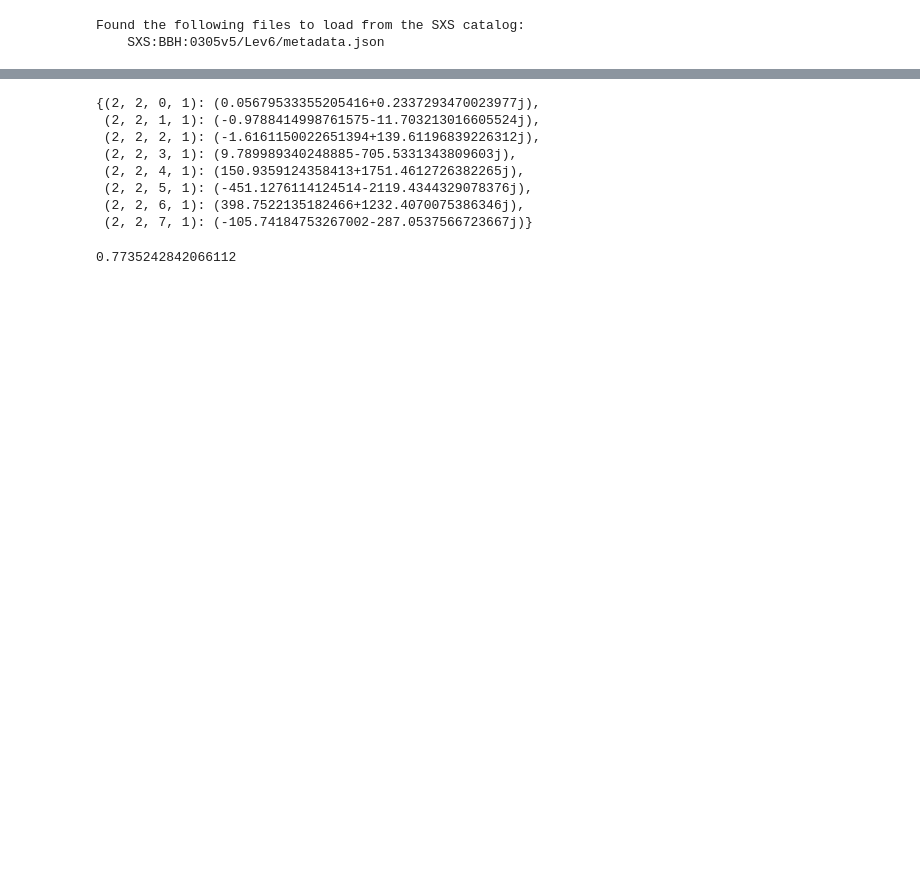
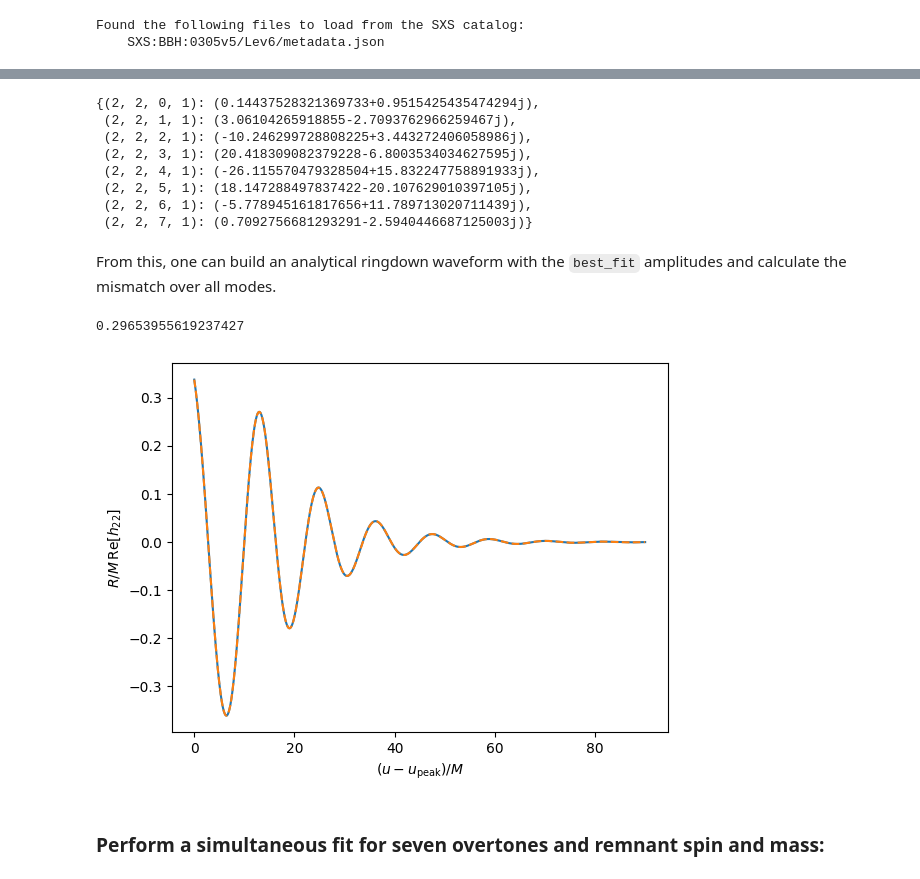
Before and after one commit to sxs-collaboration/qnmfits, a Jupyter notebook: examples/working_with_sxs.ipynb, the cells around one changed output, grey strips where cells are left out. Drawn from its saved outputs; the diff is of its cells as text; code cells hidden in the pictures; blank space fills up the shorter version.

```diff
--- a/examples/working_with_sxs.ipynb
+++ b/examples/working_with_sxs.ipynb
@@ -39,13 +51,15 @@ chi = np.linalg.norm(chi_f)
 # %%
-# If needed, rotate waveform so remnant spin is aligned with z to get best fit
+# Shift peak of waveform to be at t=0M.
+trim_ind = h.max_norm_index()
+h.t -= h.t[trim_ind]
+
+# If needed, rotate waveform so remnant spin is aligned with z-axis to get best fit
 th_z = np.arccos(chi_f[2]/np.linalg.norm(chi_f))
 r_dir = np.cross([0,0,1],chi_f)
 r_dir = th_z * r_dir / np.linalg.norm(r_dir)
 q = quaternion.from_rotation_vector(-r_dir)
 h.rotate_physical_system(q);
 
-# Shift the time array of the WaveformModes object so that zero is at the peak
 # Cut off waveform for times greater than 90M
 h_shifted = h.copy()[np.argmin(abs(h.t - 0.)):np.argmin(abs(h.t - 90))+1,:]
-h_shifted.t = h_shifted.t - h_shifted.t[0]
 # %% [markdown]
@@ -53,29 +67,42 @@ h_shifted.t = h_shifted.t - h_shifted.t[0]
-# %%
-qnms = [(2,2,n,1) for n in range(7+1)]
-t_0 = 0
-
-best_fit = qnmfits.fit(
-    h_shifted,
-    qnms,
-    M,
-    chi,
-    t_0=t_0,
-    spherical_modes=[(2,2),(3,2)]
-)
+# %%
+qnms = [(2,2,n,1) for n in range(7+1)]
+t_0 = 0.
+
+best_fit = qnmfits.fit(
+    h_shifted,
+    chi,
+    M,
+    qnms,
+    spherical_modes=[(2,2)],
+    t_0=t_0
+)
 # %%
 best_fit
 # %% [output]
-{(2, 2, 0, 1): (0.05679533355205416+0.2337293470023977j),
- (2, 2, 1, 1): (-0.9788414998761575-11.703213016605524j),
- (2, 2, 2, 1): (-1.6161150022651394+139.61196839226312j),
- (2, 2, 3, 1): (9.789989340248885-705.5331343809603j),
- (2, 2, 4, 1): (150.9359124358413+1751.4612726382265j),
- (2, 2, 5, 1): (-451.1276114124514-2119.4344329078376j),
- (2, 2, 6, 1): (398.7522135182466+1232.4070075386346j),
- (2, 2, 7, 1): (-105.74184753267002-287.0537566723667j)}
+{(2, 2, 0, 1): (0.14437528321369733+0.9515425435474294j),
+ (2, 2, 1, 1): (3.06104265918855-2.7093762966259467j),
+ (2, 2, 2, 1): (-10.246299728808225+3.443272406058986j),
+ (2, 2, 3, 1): (20.418309082379228-6.8003534034627595j),
+ (2, 2, 4, 1): (-26.115570479328504+15.832247758891933j),
+ (2, 2, 5, 1): (18.147288497837422-20.107629010397105j),
+ (2, 2, 6, 1): (-5.778945161817656+11.789713020711439j),
+ (2, 2, 7, 1): (0.7092756681293291-2.5940446687125003j)}
+# %% [markdown]
+From this, one can build an analytical ringdown waveform with the `best_fit` amplitudes and calculate the mismatch over all modes.
 # %%
 Q = qnmfits.qnm_modes_as(chi, M, best_fit, h_shifted, t_0=0., t_ref=0.)
 # %%
-qnmfits.mismatch(h_shifted, Q, 0., 90.)
+qnmfits.mismatch(h_shifted, Q, 0., 90., spherical_modes=None)
 # %% [output]
-0.7735242842066112
+0.29653955619237427
+# %%
+plt.xlabel(r'$\left(u-u_{\mathrm{peak}}\right)/M$')
+plt.ylabel(r'$R/M\,\mathrm{Re}[h_{22}]$')
+
+plt.plot(h_shifted.t, h_shifted.data[:,h_shifted.index(2,2).real])
+plt.plot(Q.t, Q.data[:,Q.index(2,2)].real, '--')
+plt.show()
+# %% [output]
+[figure, added]
+# %% [markdown]
+### Perform a simultaneous fit for seven overtones and remnant spin and mass:
```
Also changed, not shown: parts of 16 cells of this notebook.
